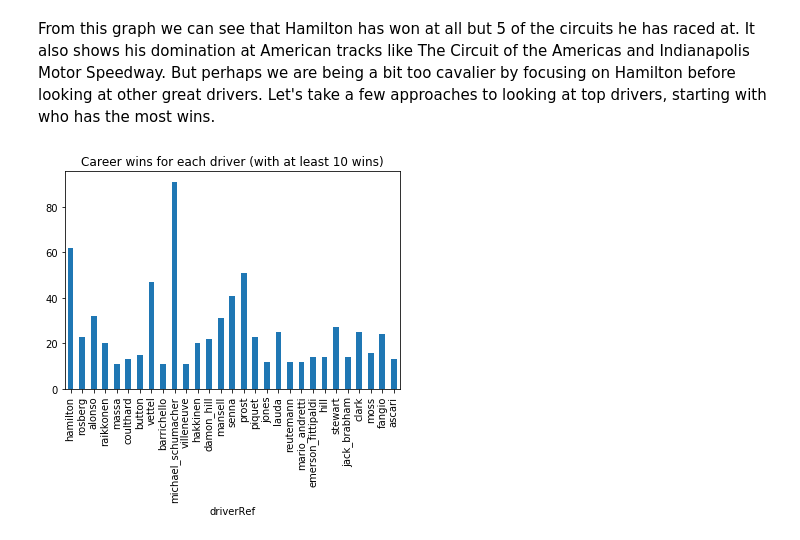
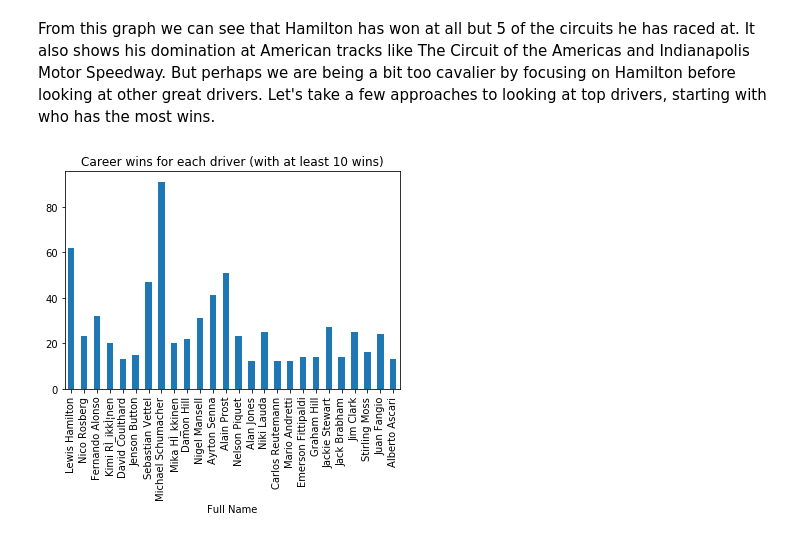
Before and after one commit to mroc170/mroc170.github.io, a Jupyter notebook: index.ipynb, the cells around one changed output. Saved outputs shown, nothing was run; the diff lists cells and outputs as text; code cells hidden in the pictures.

```diff
--- a/index.ipynb
+++ b/index.ipynb
@@ -51,3 +50,8 @@ Let's clean up these dataframes a bit. I'll explain each change in a comment bef
+# %%
+#adding a full name category for more legible displays
+drivers_df["Full Name"] = drivers_df["forename"] + ' ' + drivers_df["surname"]
+#adding a unit variable to indicate race participation (this is useful for aggregating)
+results_df["raced"] = 1
 # %% [markdown]
 ## Exploratory analysis
 Let's take a peek at what information our data holds by looking at some results from Lewis Hamilton, one of F1's most iconic drivers, and his records at different circuits.
@@ -128,10 +138,10 @@ From this graph we can see that Hamilton has won at all but 5 of the circuits he
 But perhaps we are being a bit too cavalier by focusing on Hamilton before looking at other great drivers. Let's take a few approaches to looking at top drivers, starting with who has the most wins.
 # %%
 race_wins = results_df[results_df["position"] == 1] #filtering for race wins
-win_counts = race_wins.groupby(race_wins["driverId"]).position.sum() #counting race wins for each driver
+win_counts = race_wins.groupby(race_wins["driverId"]).raced.sum() #counting race wins for each driver
 win_counts_with_name = drivers_df.merge(win_counts, on="driverId") #merging with driver_df to see names
-high_counts = win_counts_with_name[win_counts_with_name["position"] > 10] #filtering to drivers who have won at least 10 races
-high_counts.set_index("driverRef").position.plot.bar() #plotting wins across drivers
+high_counts = win_counts_with_name[win_counts_with_name["raced"] > win_counts_with_name["raced"].quantile(.75)] #filtering to drivers who are in the top 25% of winners
+high_counts.set_index("Full Name").raced.plot.bar() #plotting wins across drivers
 plt.title("Career wins for each driver (with at least 10 wins)");
 # %% [output]
-[figure, old version]
+[figure, new version]
```
Also changed, not shown: parts of 13 cells of this notebook, 1 other file.
